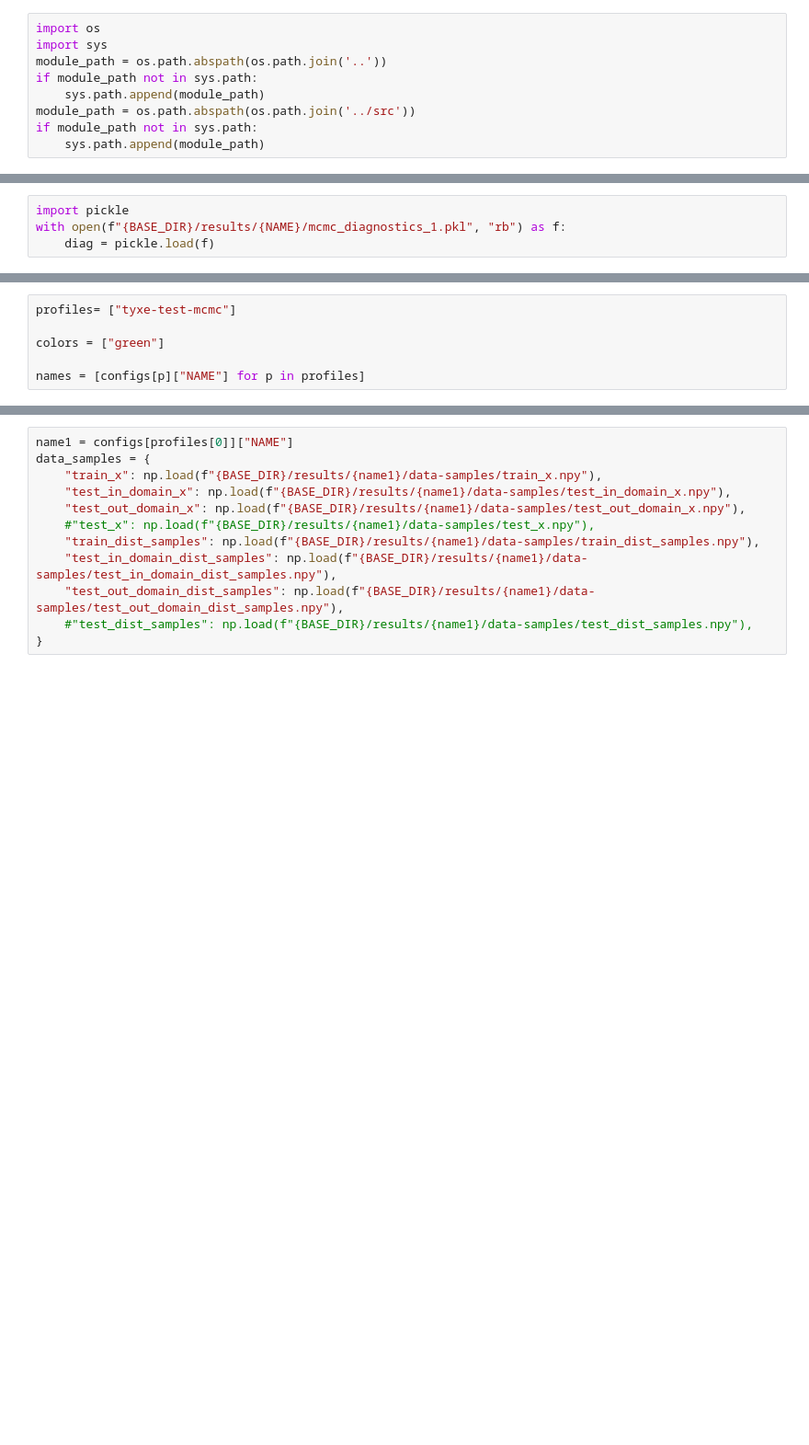
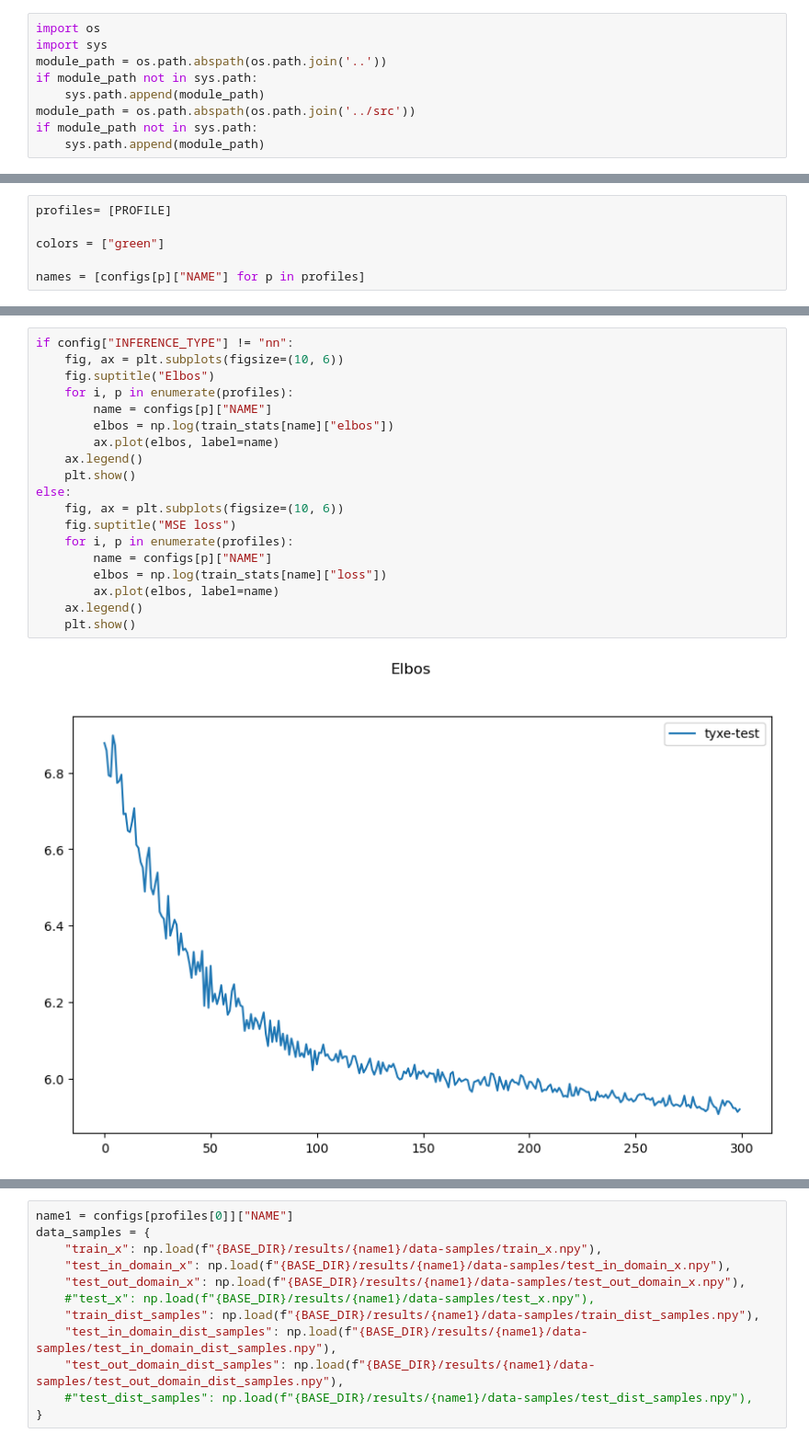
Before and after one commit to alvarhonsi/master-pipeline, a Jupyter notebook: test_notebooks/sanity_check_mcmc.ipynb, the cells around one changed output, grey strips where cells are left out. Shown at 92% size. Cells and saved outputs as stored; diff of their text form; blank space fills up the shorter version.

```diff
--- a/test_notebooks/sanity_check_mcmc.ipynb
+++ b/test_notebooks/sanity_check_mcmc.ipynb
@@ -308,4 +121,0 @@ Loaded MCMC samples from ../tests/sanity_check/models/tyxe-test/checkpoint_1.pt
-# %%
-import pickle
-with open(f"{BASE_DIR}/results/{NAME}/mcmc_diagnostics_1.pkl", "rb") as f:
-    diag = pickle.load(f)
@@ -376,5 +226,5 @@ Eval done in 0:00:05.882812
 # %%
-profiles= ["tyxe-test-mcmc"]
+profiles= [PROFILE]
 
 colors = ["green"]
 
@@ -459,0 +314,21 @@ display(table)
+# %%
+if config["INFERENCE_TYPE"] != "nn":
+    fig, ax = plt.subplots(figsize=(10, 6))
+    fig.suptitle("Elbos")
+    for i, p in enumerate(profiles):
+        name = configs[p]["NAME"]
+        elbos = np.log(train_stats[name]["elbos"])
+        ax.plot(elbos, label=name)
+    ax.legend()
+    plt.show()
+else:
+    fig, ax = plt.subplots(figsize=(10, 6))
+    fig.suptitle("MSE loss")
+    for i, p in enumerate(profiles):
+        name = configs[p]["NAME"]
+        elbos = np.log(train_stats[name]["loss"])
+        ax.plot(elbos, label=name)
+    ax.legend()
+    plt.show()
+# %% [output]
+[figure, added]
```
Also changed, not shown: parts of 34 cells of this notebook, 49 other files.
